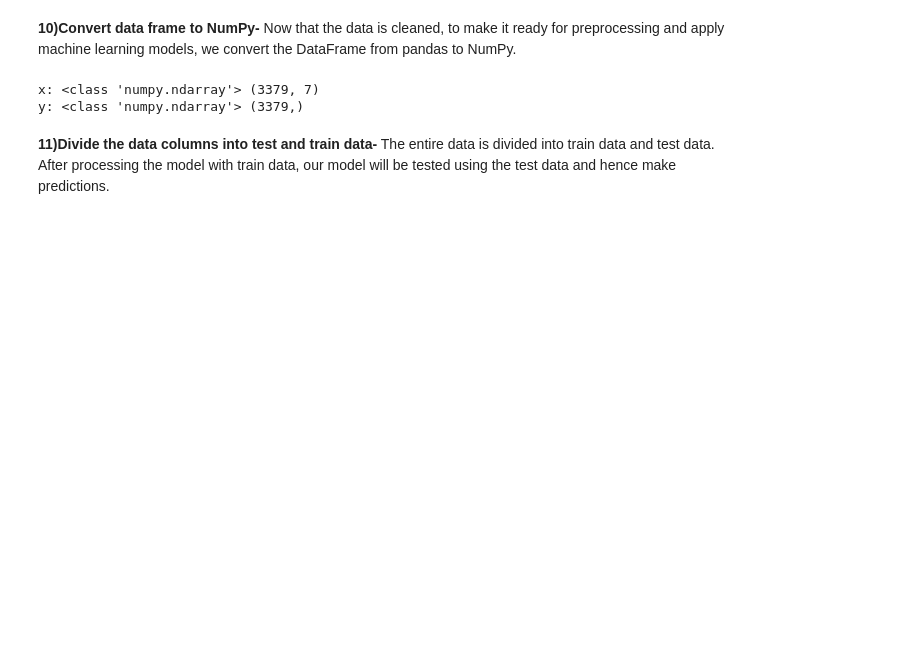
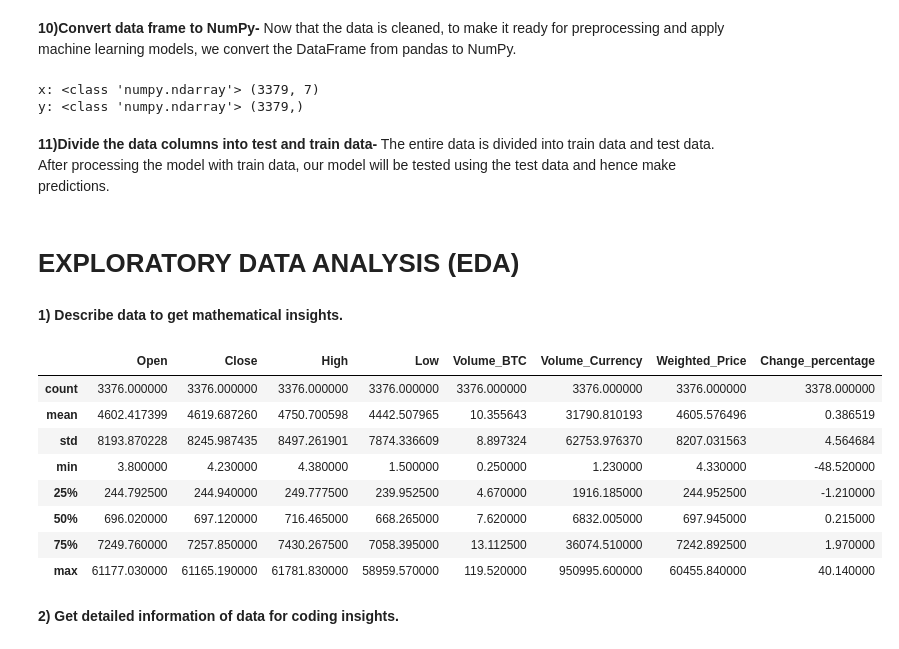
Before and after one commit to AshutoshBhawsar/Cryptocurrency-data-analysis-and-investing-strategies, a Jupyter notebook: code/phase1.ipynb, the cells around one changed output. Saved outputs shown, nothing was run; the diff lists cells and outputs as text; code cells hidden in the pictures; blank space fills up the shorter version.

```diff
--- a/code/phase1.ipynb
+++ b/code/phase1.ipynb
@@ -184 +176,19 @@ The entire data is divided into train data and test data. After processing the m
 x_train, x_test, y_train, y_test = train_test_split(x, y, test_size=0.25)
+# %% [markdown]
+# **EXPLORATORY DATA ANALYSIS (EDA)**
+# %% [markdown]
+**1) Describe data to get mathematical insights.**
+# %%
+bitcoin_daily_data.describe()
+# %% [output]
+|  | Open | Close | High | Low | Volume_BTC | Volume_Currency | Weighted_Price | Change_percentage |
+| count | 3376.000000 | 3376.000000 | 3376.000000 | 3376.000000 | 3376.000000 | 3376.000000 | 3376.000000 | 3378.000000 |
+| mean | 4602.417399 | 4619.687260 | 4750.700598 | 4442.507965 | 10.355643 | 31790.810193 | 4605.576496 | 0.386519 |
+| std | 8193.870228 | 8245.987435 | 8497.261901 | 7874.336609 | 8.897324 | 62753.976370 | 8207.031563 | 4.564684 |
+| min | 3.800000 | 4.230000 | 4.380000 | 1.500000 | 0.250000 | 1.230000 | 4.330000 | -48.520000 |
+| 25% | 244.792500 | 244.940000 | 249.777500 | 239.952500 | 4.670000 | 1916.185000 | 244.952500 | -1.210000 |
+| 50% | 696.020000 | 697.120000 | 716.465000 | 668.265000 | 7.620000 | 6832.005000 | 697.945000 | 0.215000 |
+| 75% | 7249.760000 | 7257.850000 | 7430.267500 | 7058.395000 | 13.112500 | 36074.510000 | 7242.892500 | 1.970000 |
+| max | 61177.030000 | 61165.190000 | 61781.830000 | 58959.570000 | 119.520000 | 950995.600000 | 60455.840000 | 40.140000 |
+# %% [markdown]
+**2) Get detailed information of data for coding insights.**
```
Also changed, not shown: parts of 19 cells of this notebook.
